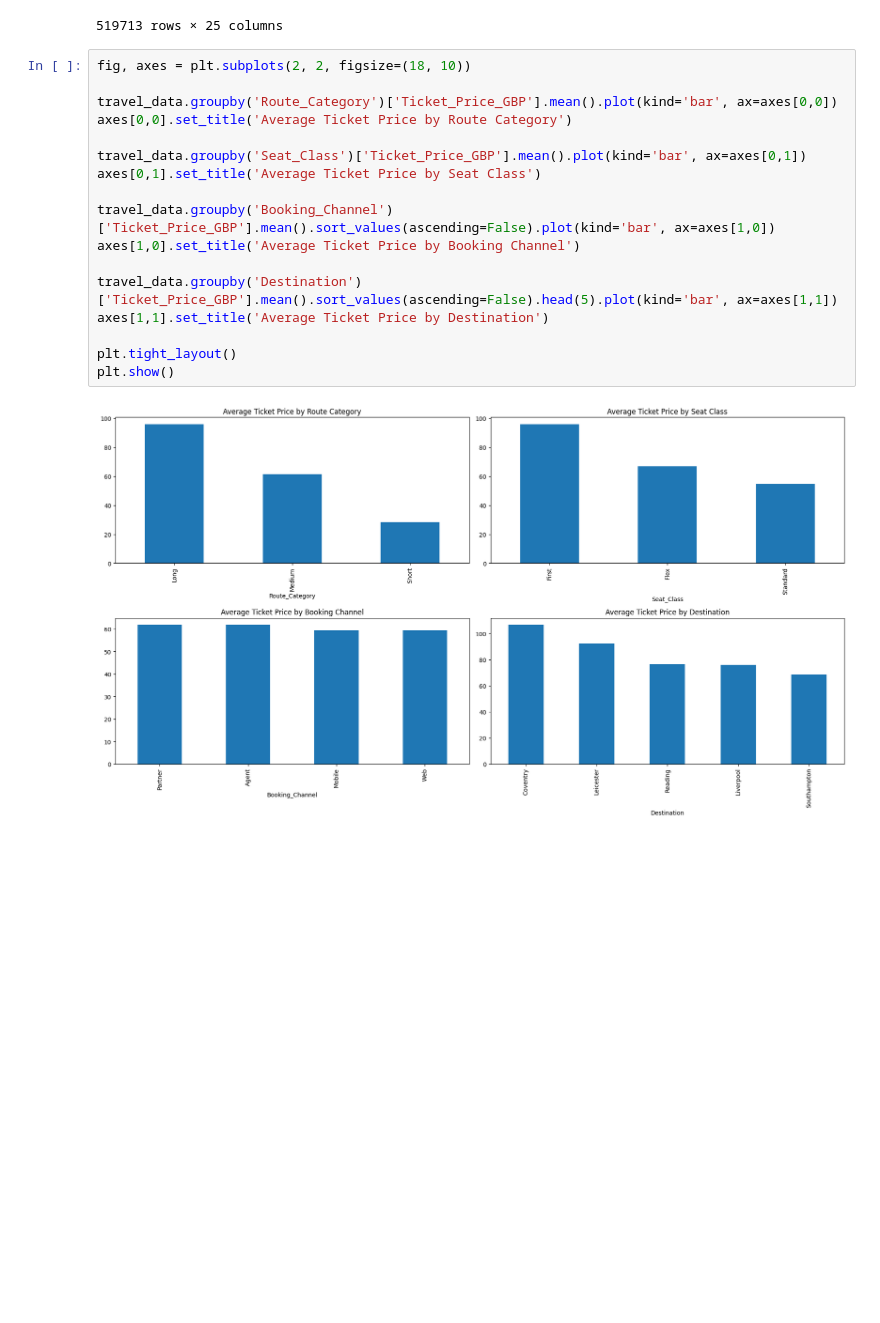
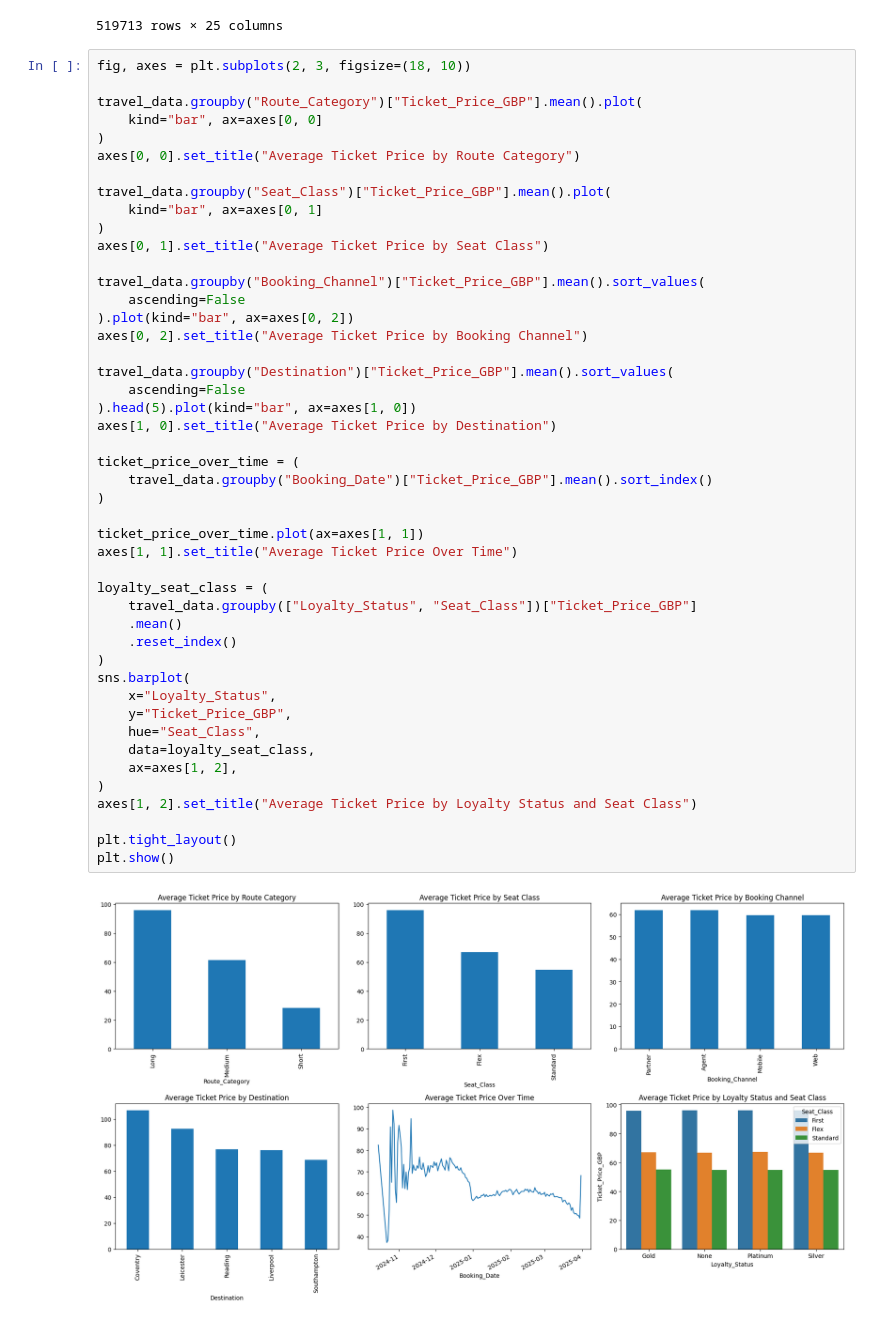
Before and after one commit to michizler/voyage-rails-analytics, a Jupyter notebook: preprocessing/clean.ipynb, the cells around one changed output. Cells and saved outputs as stored; diff of their text form; blank space fills up the shorter version.

```diff
--- a/preprocessing/clean.ipynb
+++ b/preprocessing/clean.ipynb
@@ -359,21 +359,50 @@ travel_data
 | 519712 | B000519633 | C008971 | R0025 | 2025-03-31 | 2025-03-30 | 2025-03-30 23:18:00 | 41.47 | ... |
 519713 rows × 25 columns
 # %%
-fig, axes = plt.subplots(2, 2, figsize=(18, 10))
+fig, axes = plt.subplots(2, 3, figsize=(18, 10))
 
-travel_data.groupby('Route_Category')['Ticket_Price_GBP'].mean().plot(kind='bar', ax=axes[0,0])
-axes[0,0].set_title('Average Ticket Price by Route Category')
+travel_data.groupby("Route_Category")["Ticket_Price_GBP"].mean().plot(
+    kind="bar", ax=axes[0, 0]
+)
+axes[0, 0].set_title("Average Ticket Price by Route Category")
 
-travel_data.groupby('Seat_Class')['Ticket_Price_GBP'].mean().plot(kind='bar', ax=axes[0,1])
-axes[0,1].set_title('Average Ticket Price by Seat Class')
+travel_data.groupby("Seat_Class")["Ticket_Price_GBP"].mean().plot(
+    kind="bar", ax=axes[0, 1]
+)
+axes[0, 1].set_title("Average Ticket Price by Seat Class")
 
-travel_data.groupby('Booking_Channel')['Ticket_Price_GBP'].mean().sort_values(ascending=False).plot(kind='bar', ax=axes[1,0])
-axes[1,0].set_title('Average Ticket Price by Booking Channel')
+travel_data.groupby("Booking_Channel")["Ticket_Price_GBP"].mean().sort_values(
+    ascending=False
+).plot(kind="bar", ax=axes[0, 2])
+axes[0, 2].set_title("Average Ticket Price by Booking Channel")
 
-travel_data.groupby('Destination')['Ticket_Price_GBP'].mean().sort_values(ascending=False).head(5).plot(kind='bar', ax=axes[1,1])
-axes[1,1].set_title('Average Ticket Price by Destination')
+travel_data.groupby("Destination")["Ticket_Price_GBP"].mean().sort_values(
+    ascending=False
+).head(5).plot(kind="bar", ax=axes[1, 0])
+axes[1, 0].set_title("Average Ticket Price by Destination")
+
+ticket_price_over_time = (
+    travel_data.groupby("Booking_Date")["Ticket_Price_GBP"].mean().sort_index()
+)
+
+ticket_price_over_time.plot(ax=axes[1, 1])
+axes[1, 1].set_title("Average Ticket Price Over Time")
+
+loyalty_seat_class = (
+    travel_data.groupby(["Loyalty_Status", "Seat_Class"])["Ticket_Price_GBP"]
+    .mean()
+    .reset_index()
+)
+sns.barplot(
+    x="Loyalty_Status",
+    y="Ticket_Price_GBP",
+    hue="Seat_Class",
+    data=loyalty_seat_class,
+    ax=axes[1, 2],
+)
+axes[1, 2].set_title("Average Ticket Price by Loyalty Status and Seat Class")
 
 plt.tight_layout()
 plt.show()
 # %% [output]
-[figure, old version]
+[figure, new version]
```
Also changed, not shown: parts of 4 cells of this notebook.
